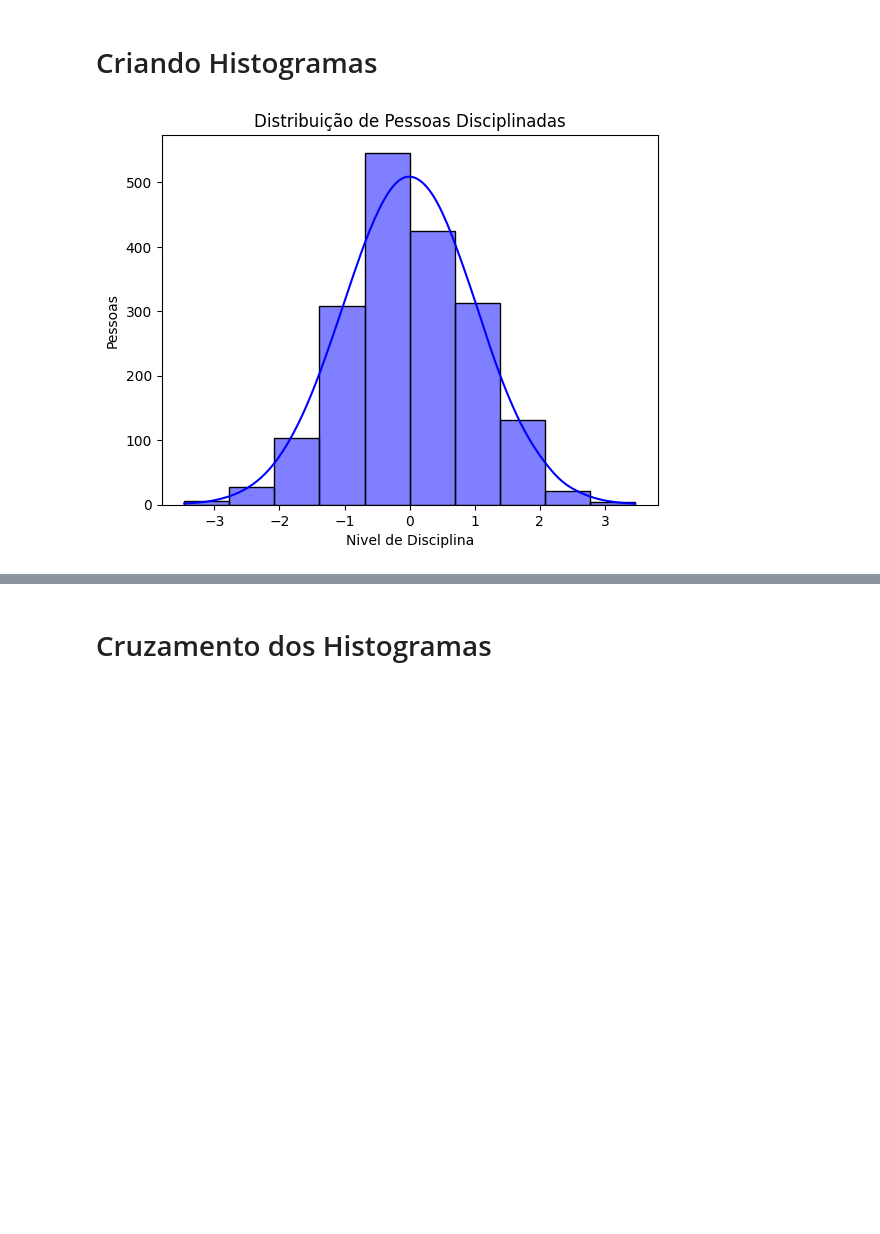
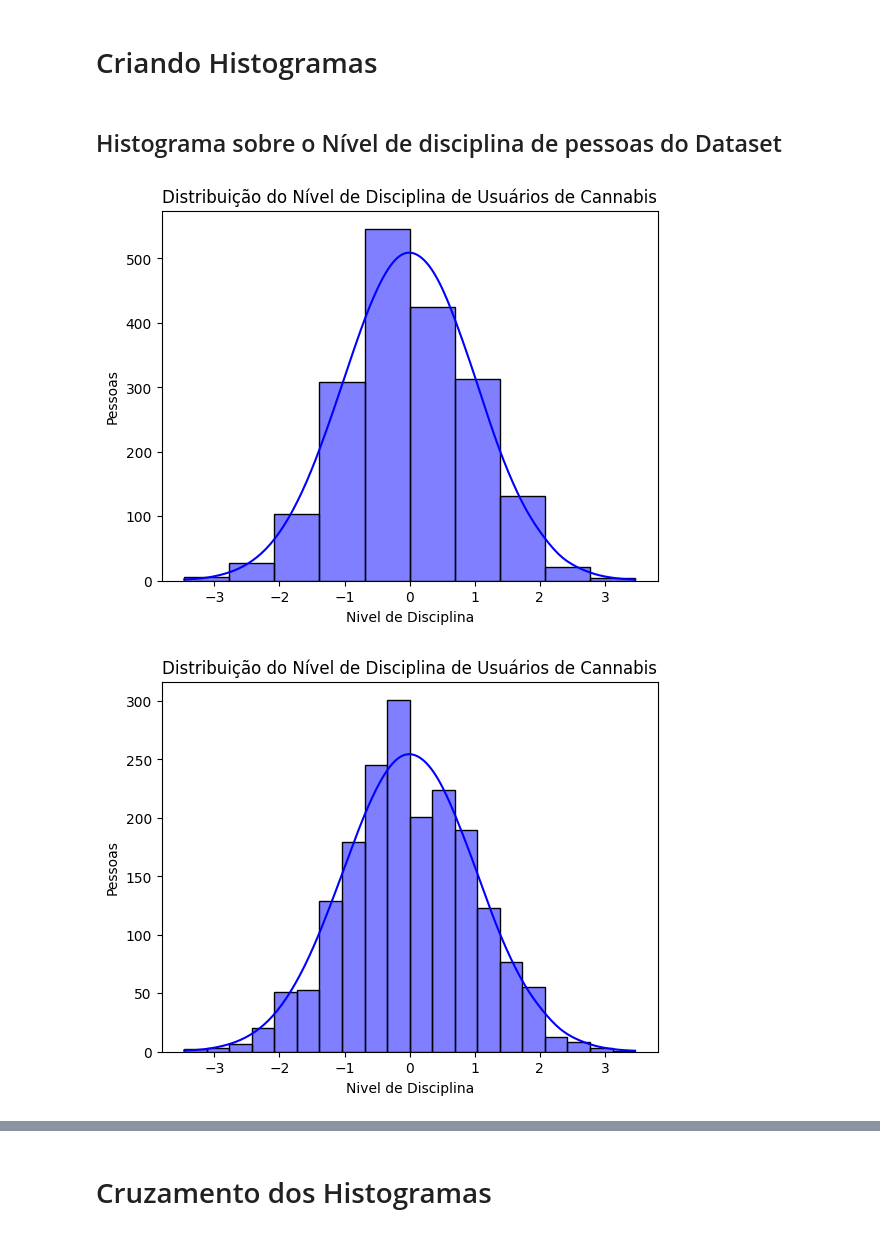
Before and after one commit to BryanYunche/Z-score-e-Binomial-Distribution-Claudomiro-Atividade-01, a Jupyter notebook: LLM_Atividade01.ipynb, the cells around one changed output, grey strips where cells are left out. Cells and saved outputs as stored; diff of their text form; code cells hidden in the pictures; blank space fills up the shorter version.

```diff
--- a/LLM_Atividade01.ipynb
+++ b/LLM_Atividade01.ipynb
@@ -160,19 +142,23 @@ df.head()
 5 rows × 35 columns
 # %% [markdown]
 # Criando Histogramas
+# %% [markdown]
+## Histograma sobre o Nível de disciplina de pessoas do Dataset
 # %%
-# Número de cortes bins que vai ter o meu histogram vai ser personalizável usando a váriavel abaixo
-n_bins = 10
+# Número de cortes bins que vai ter o meu histogram vai ser personalizável usando a váriavel abaixo para testar diferentes bins
+teste_bins = [10, 20, 40]
 
-# Vou pegar agora epenas os valores de pessoas consideradas disciplinadas pelo estudo
-sns.histplot(df['Pessoa_Disciplinada'], bins=n_bins, color='blue', alpha=0.5, kde=True)
+for n_bins in teste_bins:
+    # Vou pegar agora epenas os valores de pessoas consideradas disciplinadas pelo estudo que usam cannabis
+    sns.histplot(data=df, x='Disciplinado', bins=n_bins, color='blue', alpha=0.5, kde=True)
 
-# Legendas do Histograma
-plt.title('Distribuição de Pessoas Disciplinadas')
-plt.xlabel('Nivel de Disciplina')
-plt.ylabel('Pessoas')
+    # Legendas do Histograma
+    plt.title('Distribuição do Nível de Disciplina de Usuários de Cannabis')
+    plt.xlabel('Nivel de Disciplina')
+    plt.ylabel('Pessoas')
 
-# Show plot
-plt.show()
+    # Show plot
+    plt.show()
 # %% [output]
-[figure, old version]
+[figure, new version]
+[figure, added]
```
Also changed, not shown: parts of 9 cells of this notebook.
